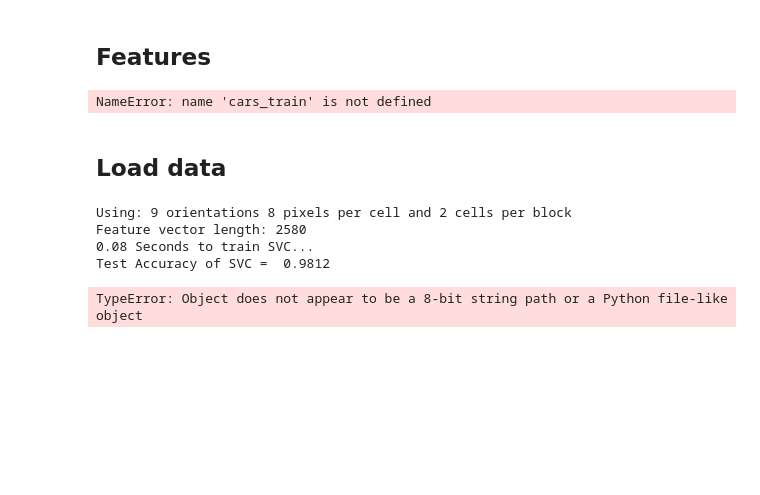
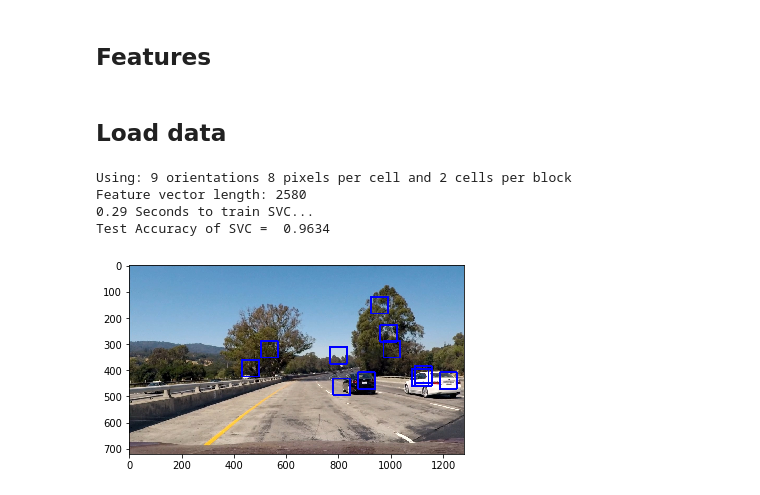
Before and after one commit to odats/CarND-Vehicle-Detection, a Jupyter notebook: project.ipynb, the cells around one changed output. Cells and saved outputs as stored; diff of their text form; code cells hidden in the pictures; blank space fills up the shorter version.

Commit message:
Sliding window.

```diff
--- a/project.ipynb
+++ b/project.ipynb
@@ -50,14 +50,12 @@ def color_hist(img, nbins=32, bins_range=(0, 256)):
 # %%
 # Define a function to extract features from a list of images
 # Have this function call bin_spatial() and color_hist()
-def single_img_features(file, color_space='RGB', spatial_size=(32, 32),
+def single_img_features(image, color_space='RGB', spatial_size=(32, 32),
                         hist_bins=32, orient=9,
                         pix_per_cell=8, cell_per_block=2, hog_channel=0,
                         spatial_feat=True, hist_feat=True, hog_feat=True):
 
     file_features = []
-    # Read in each one by one
-    image = mpimg.imread(file)
     # apply color conversion if other than 'RGB'
     if color_space != 'RGB':
         if color_space == 'HSV':
@@ -105,7 +103,10 @@ def extract_features(imgs, color_space='RGB', spatial_size=(32, 32),
     features = []
     # Iterate through the list of images
     for file in imgs:
-        features.append(single_img_features(file, color_space=color_space,
+        # Read in each one by one
+        # print(file)
+        image = mpimg.imread(file)
+        features.append(single_img_features(image, color_space=color_space,
                             spatial_size=spatial_size, hist_bins=hist_bins,
                             orient=orient, pix_per_cell=pix_per_cell,
                             cell_per_block=cell_per_block,
@@ -204,27 +205,6 @@ def draw_boxes(img, bboxes, color=(0, 0, 255), thick=6):
         cv2.rectangle(draw_img, bbox[0], bbox[1], color, thick)
     # Return the image copy with boxes drawn
     return draw_img
-# %%
-# Generate a random index to look at a car image
-ind = np.random.randint(0, len(cars_train))
-# Read in the image
-image = mpimg.imread(cars_train[ind])
-gray = cv2.cvtColor(image, cv2.COLOR_RGB2GRAY)
-
-features, hog_image = get_hog_features(gray, vis=True, feature_vec=False)
-
-# Plot the examples
-fig = plt.figure()
-plt.subplot(121)
-plt.imshow(image, cmap='gray')
-plt.title('Example Car Image')
-plt.subplot(122)
-plt.imshow(hog_image, cmap='gray')
-plt.title('HOG Visualization')
-
-plt.show()
-# %% [output]
-NameError: name 'cars_train' is not defined
 # %% [markdown]
 ## Load data
 # %%
@@ -234,8 +214,8 @@ import time
 from sklearn.svm import LinearSVC
 from sklearn.preprocessing import StandardScaler
 
-cars = glob.glob('data/vehicles_smallset/cars1/*.jpeg')
-notcars = glob.glob('data/non-vehicles_smallset/notcars1/*.jpeg')
+cars = glob.iglob('data/vehicles_smallset/**/*.jpeg', recursive=True)
+notcars = glob.iglob('data/non-vehicles_smallset/**/*.jpeg', recursive=True)
 
 ### TODO: Tweak these parameters and see how the results change.
 color_space = 'RGB' # Can be RGB, HSV, LUV, HLS, YUV, YCrCb
@@ -282,10 +262,11 @@ X_train, X_test, y_train, y_test = train_test_split(
     scaled_X, y, test_size=0.2, random_state=rand_state)
 
 # show results
-
 print('Using:',orient,'orientations',pix_per_cell,
     'pixels per cell and', cell_per_block,'cells per block')
 print('Feature vector length:', len(X_train[0]))
+
+
 # Use a linear SVC
 svc = LinearSVC()
 # Check the training time for the SVC
@@ -300,30 +281,31 @@ t=time.time()
 # %% [output]
 Using: 9 orientations 8 pixels per cell and 2 cells per block
 Feature vector length: 2580
-0.08 Seconds to train SVC...
-Test Accuracy of SVC =  0.9812
+0.29 Seconds to train SVC...
+Test Accuracy of SVC =  0.9634
 # %%
 image = mpimg.imread('test_images/test1.jpg')
 draw_image = np.copy(image)
 
 # Uncomment the following line if you extracted training
 # data from .png images (scaled 0 to 1 by mpimg) and the
 # image you are searching is a .jpg (scaled 0 to 255)
-#image = image.astype(np.float32)/255
+image = image.astype(np.float32)/255
 
 windows = slide_window(image, x_start_stop=[None, None], y_start_stop=y_start_stop,
-                    xy_window=(96, 96), xy_overlap=(0.5, 0.5))
+                    xy_window=(64, 64), xy_overlap=(0.8, 0.8))
+
 
 hot_windows = search_windows(image, windows, svc, X_scaler, color_space=color_space,
                         spatial_size=spatial_size, hist_bins=hist_bins,
                         orient=orient, pix_per_cell=pix_per_cell,
                         cell_per_block=cell_per_block,
                         hog_channel=hog_channel, spatial_feat=spatial_feat,
                         hist_feat=hist_feat, hog_feat=hog_feat)
 
 window_img = draw_boxes(draw_image, hot_windows, color=(0, 0, 255), thick=6)
 
 plt.imshow(window_img)
 plt.show()
 # %% [output]
-TypeError: Object does not appear to be a 8-bit string path or a Python file-like object
+[figure, added]
```
